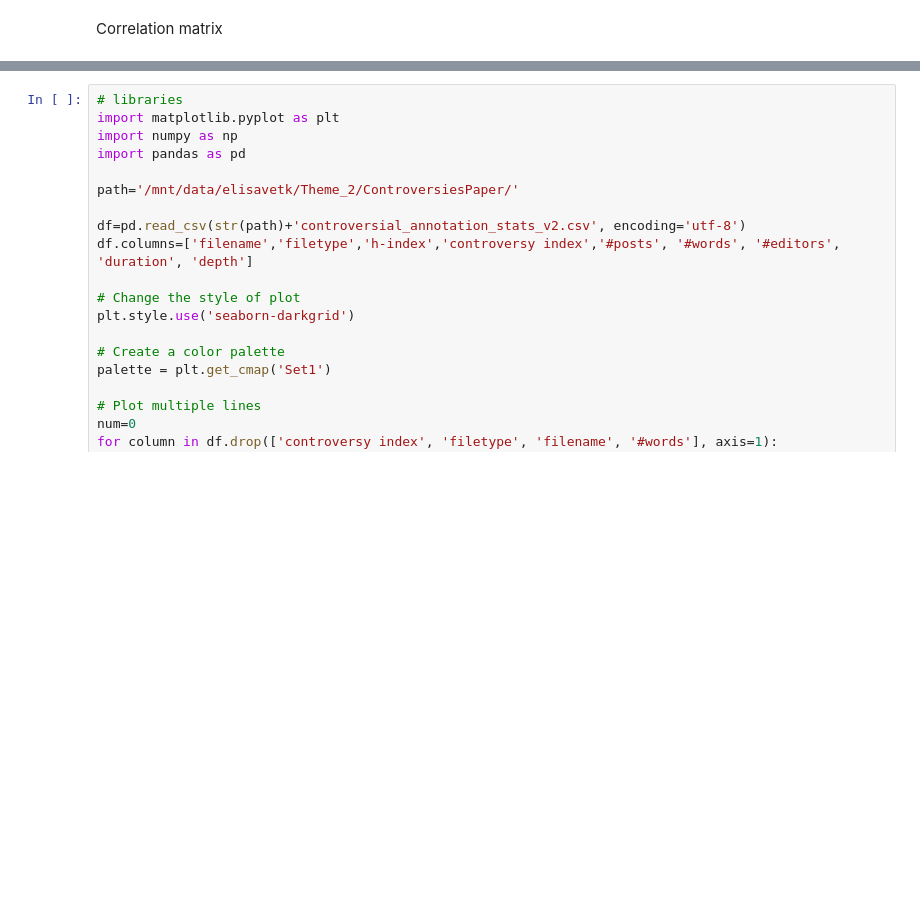
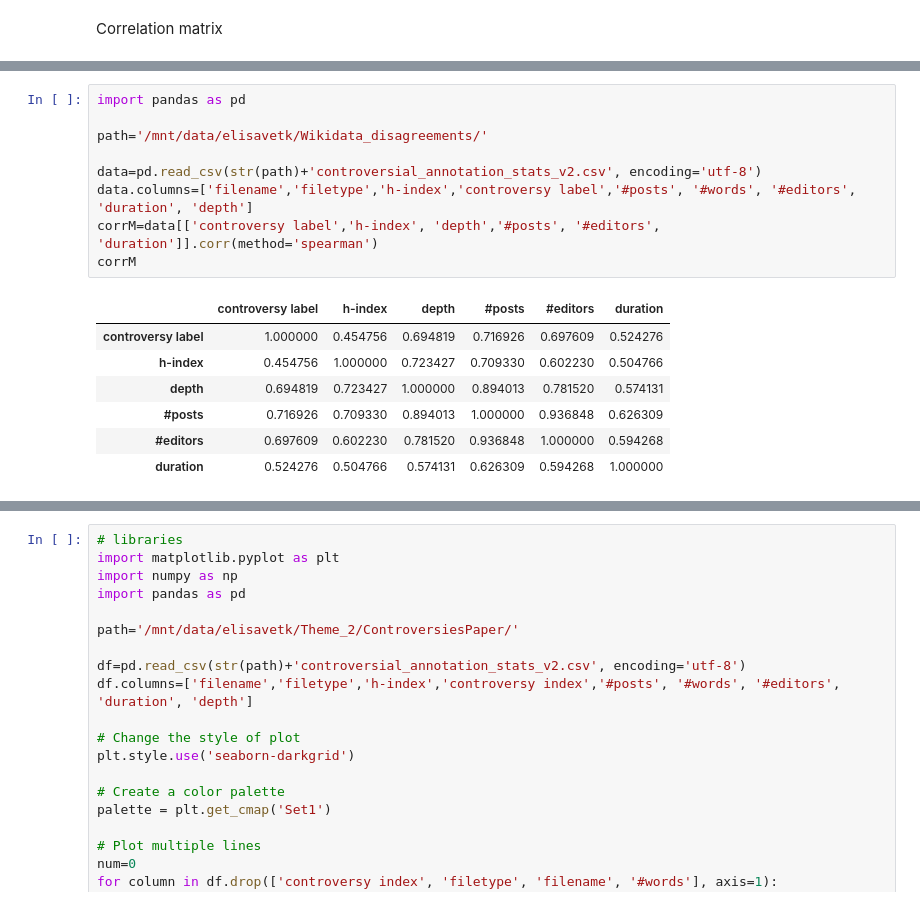
Before and after one commit to ElisavetK/Wikidata_disagreements, a Jupyter notebook: radia_graph.ipynb, the cells around one changed output, grey strips where cells are left out. Cells and saved outputs as stored; diff of their text form; blank space fills up the shorter version.

```diff
--- a/radia_graph.ipynb
+++ b/radia_graph.ipynb
@@ -546,3 +546,20 @@ corrM
 | #posts | 0.541694 | 0.529161 | 0.748892 | 1.000000 | 0.862540 | 0.227233 |
 | #editors | 0.658982 | 0.496537 | 0.747077 | 0.862540 | 1.000000 | 0.478712 |
 | duration | 0.440743 | 0.245875 | 0.351375 | 0.227233 | 0.478712 | 1.000000 |
+# %%
+import pandas as pd
+
+path='/mnt/data/elisavetk/Wikidata_disagreements/'
+
+data=pd.read_csv(str(path)+'controversial_annotation_stats_v2.csv', encoding='utf-8')
+data.columns=['filename','filetype','h-index','controversy label','#posts', '#words', '#editors', 'duration', 'depth']
+corrM=data[['controversy label','h-index', 'depth','#posts', '#editors', 'duration']].corr(method='spearman')
+corrM
+# %% [output]
+|  | controversy label | h-index | depth | #posts | #editors | duration |
+| controversy label | 1.000000 | 0.454756 | 0.694819 | 0.716926 | 0.697609 | 0.524276 |
+| h-index | 0.454756 | 1.000000 | 0.723427 | 0.709330 | 0.602230 | 0.504766 |
+| depth | 0.694819 | 0.723427 | 1.000000 | 0.894013 | 0.781520 | 0.574131 |
+| #posts | 0.716926 | 0.709330 | 0.894013 | 1.000000 | 0.936848 | 0.626309 |
+| #editors | 0.697609 | 0.602230 | 0.781520 | 0.936848 | 1.000000 | 0.594268 |
+| duration | 0.524276 | 0.504766 | 0.574131 | 0.626309 | 0.594268 | 1.000000 |
```
Also changed, not shown: parts of 4 cells of this notebook, 1 other file.
